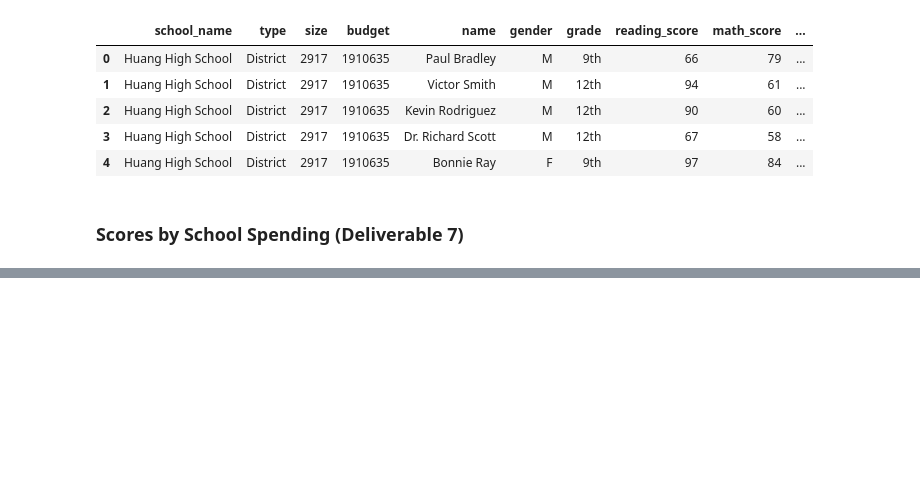
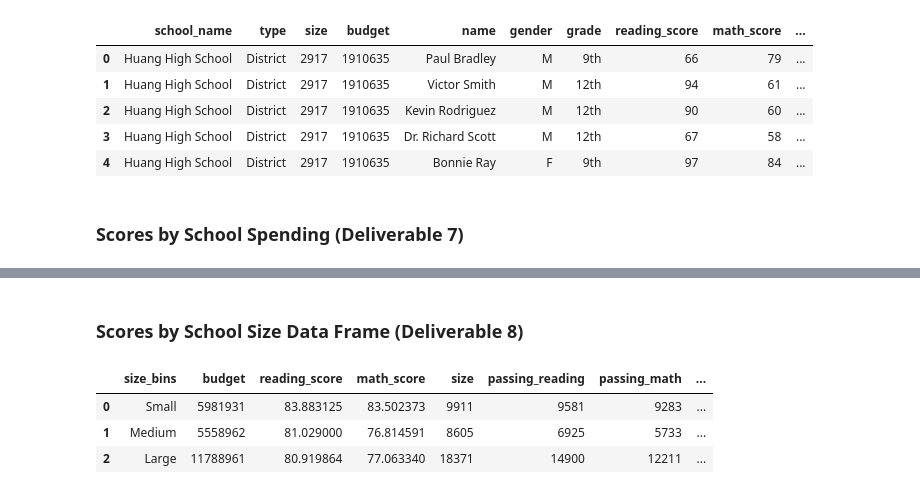
Before and after one commit to gaguinaldo/uscdatabootcamp, a Jupyter notebook: hw-4/hw-4_gta_submission.ipynb, the cells around one changed output, grey strips where cells are left out. Cells and saved outputs as stored; diff of their text form; code cells hidden in the pictures; blank space fills up the shorter version.

```diff
--- a/hw-4/hw-4_gta_submission.ipynb
+++ b/hw-4/hw-4_gta_submission.ipynb
@@ -574,0 +626,29 @@ df_grouped
+# %% [markdown]
+### Scores by School Size Data Frame (Deliverable 8)
+# %%
+#Define the functions that will be used in the groupby method.
+agg_function = {'budget': np.sum, 'reading_score':np.mean, 'math_score': np.mean, 'size': np.sum, 'passing_reading': np.sum, 'passing_math': np.sum}
+
+#Perform the groupby and return the data as groups based on the bin labels.  The index is also reset.
+df_bin_grouped = df_grouped.groupby(['size_bins'], as_index = False).agg(agg_function)
+
+#Define a new column that is the spending per student based on the data in the new grouped dataframe.
+df_bin_grouped['Per_Student_Budget'] = df_bin_grouped['budget'] / df_bin_grouped['size']
+
+#Define a new column that calcualtes the percetage of students who pass math.
+df_bin_grouped['Pct_Passing_Math'] = 100 * (df_bin_grouped['passing_math'] / df_bin_grouped['size'])
+
+#Define a new column that calcualtes the percetage of students who pass reading.
+df_bin_grouped['Pct_Passing_Reading'] = 100 * (df_bin_grouped['passing_reading'] / df_bin_grouped['size'])
+
+#Define a new column that calcualtes the percetage of students who pass math or reading.
+df_bin_grouped['Pct_Passing_Overall'] = (df_bin_grouped['Pct_Passing_Reading'] + df_bin_grouped['Pct_Passing_Math']) / 2
+# df_bin_grouped.drop(['passing_reading', 'passing_math'], axis = 1, inplace = True)
+
+#Return the new dataframe.
+df_bin_grouped
+# %% [output]
+|  | size_bins | budget | reading_score | math_score | size | passing_reading | passing_math | ... |
+| 0 | Small | 5981931 | 83.883125 | 83.502373 | 9911 | 9581 | 9283 | ... |
+| 1 | Medium | 5558962 | 81.029000 | 76.814591 | 8605 | 6925 | 5733 | ... |
+| 2 | Large | 11788961 | 80.919864 | 77.063340 | 18371 | 14900 | 12211 | ... |
```
Also changed, not shown: parts of 47 cells of this notebook.
